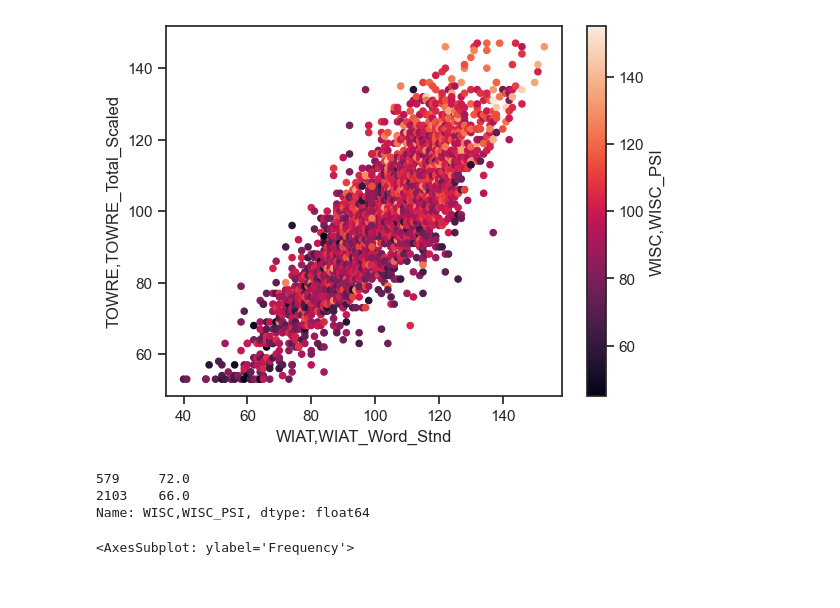
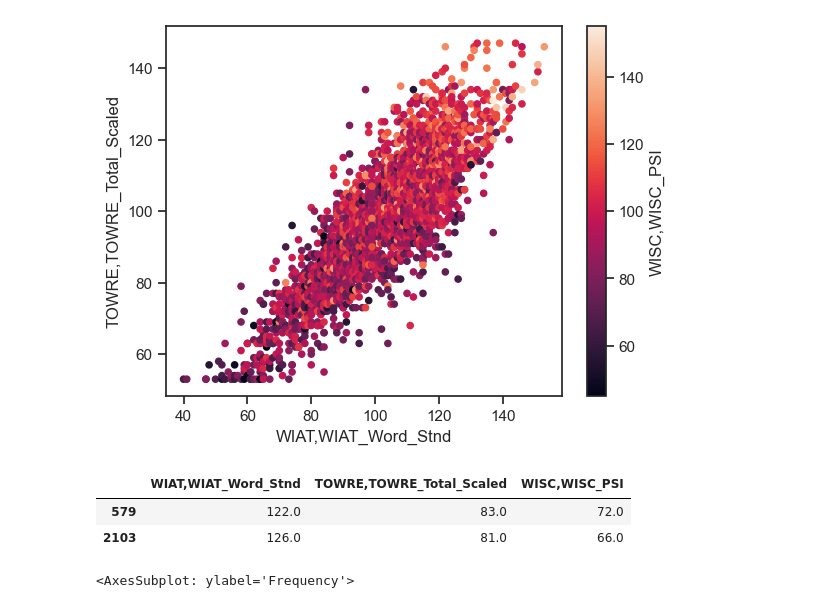
Before and after one commit to charlie42/HBN-scripts, a Jupyter notebook: exploration/Explore_SLD_Read.ipynb, the cells around one changed output. Cells and saved outputs as stored; diff of their text form; code cells hidden in the pictures.

```diff
--- a/exploration/Explore_SLD_Read.ipynb
+++ b/exploration/Explore_SLD_Read.ipynb
@@ -94,11 +9,20 @@ See the caveats in the documentation: https://pandas.pydata.org/pandas-docs/stab
 # %%
-df = full_wo_underscore
+import sys
+sys.path.append("helpers")
+from helpers import LORIS_data_preparation
+
+df = LORIS_data_preparation.prepare_data(full)
 
 read = "WIAT,WIAT_Word_Stnd"
 towre = "TOWRE,TOWRE_Total_Scaled"
 psi = "WISC,WISC_PSI"
 relevant_columns = [read, towre, psi]
+
 df = df[relevant_columns].sort_values(by="WIAT,WIAT_Word_Stnd")
+
+# Convert to numeric, assign cells with text to NaN
 for col in df.columns:
     df[col] = pd.to_numeric(df[col], errors="coerce")
+
+# Drop rows with one of the values missing
 df = df.dropna()
@@ -118,11 +48,11 @@ df.plot.scatter(read, towre, color=psi)
 [figure]
 # %%
 # Processing speed of people with high WIAT but low TOWRE (expected to be low)
-df[(df[read] > 115) & (df[towre] < 85)][psi]
+df[(df[read] > 115) & (df[towre] < 85)]
 # %% [output]
-579     72.0
-2103    66.0
-Name: WISC,WISC_PSI, dtype: float64
+|  | WIAT,WIAT_Word_Stnd | TOWRE,TOWRE_Total_Scaled | WISC,WISC_PSI |
+| 579 | 122.0 | 83.0 | 72.0 |
+| 2103 | 126.0 | 81.0 | 66.0 |
 # %%
 df[(df[read] > 100) & (df[towre] < 85)][psi].plot.hist()
 # %% [output]
```
Also changed, not shown: parts of 6 cells of this notebook, 6 other files.
